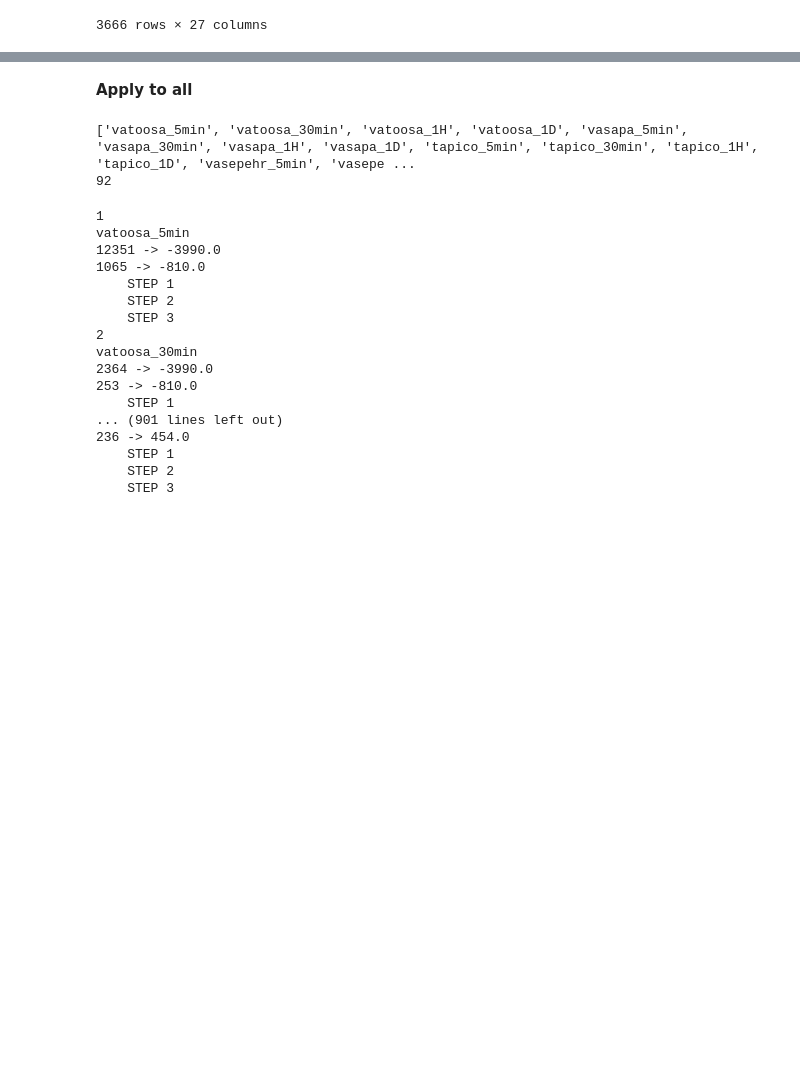
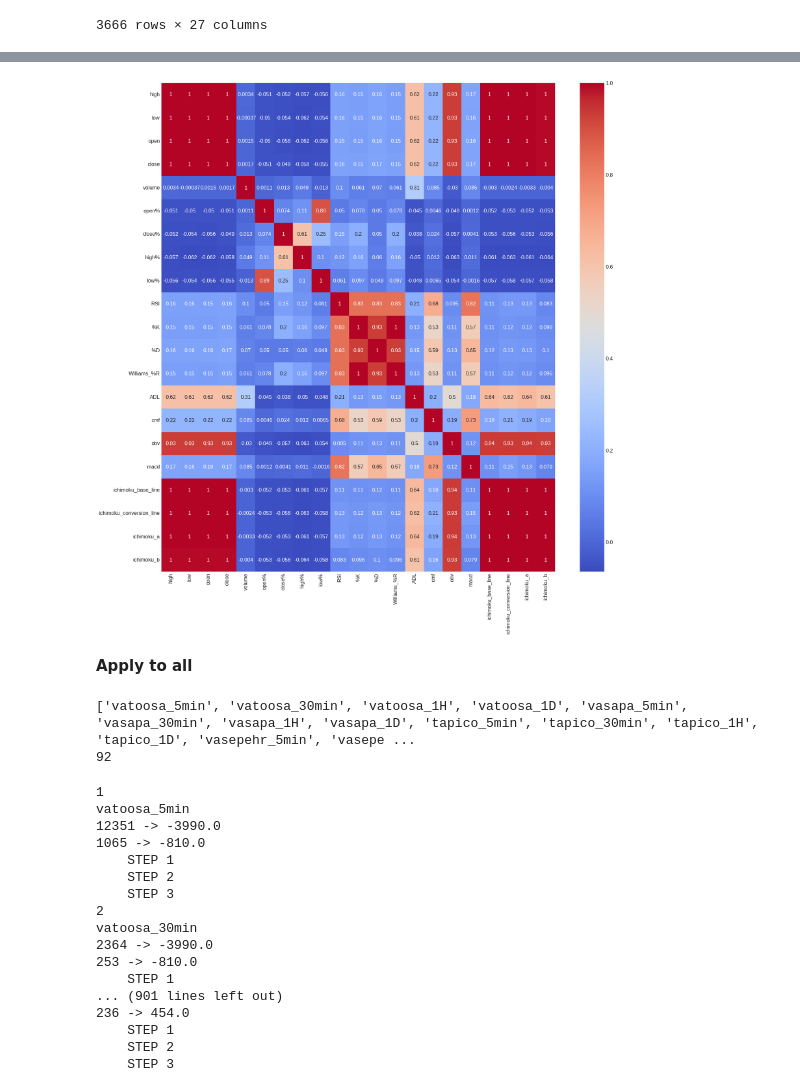
Before and after one commit to NeginHashemi/StockPrediction, a Jupyter notebook: preprocessing.ipynb, the cells around one changed output, grey strips where cells are left out. Cells and saved outputs as stored; diff of their text form; code cells hidden in the pictures; blank space fills up the shorter version.

```diff
--- a/preprocessing.ipynb
+++ b/preprocessing.ipynb
@@ -588,6 +601,21 @@ fig.update_layout(xaxis_rangeslider_visible=False)
 fig.show()
 # %% [output]
 [interactive output not drawn]
+# %%
+import seaborn as sns
+import matplotlib.pyplot as plt
+
+# Calculate the correlation matrix
+corr_matrix = df1.iloc[:, 6:].corr()
+
+plt.subplots(figsize=(20, 20))
+# Create a heatmap plot
+sns.heatmap(corr_matrix, annot=True, cmap='coolwarm')
+
+# Show the plot
+plt.show()
+# %% [output]
+[figure, added]
 # %% [markdown]
 **Apply to all**
 # %%
```
Also changed, not shown: parts of 4 cells of this notebook.
